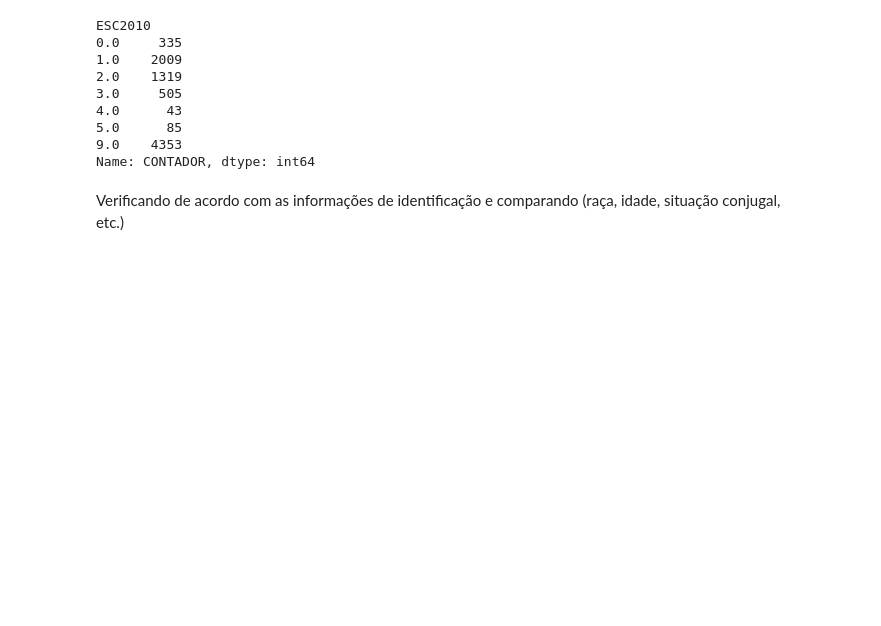
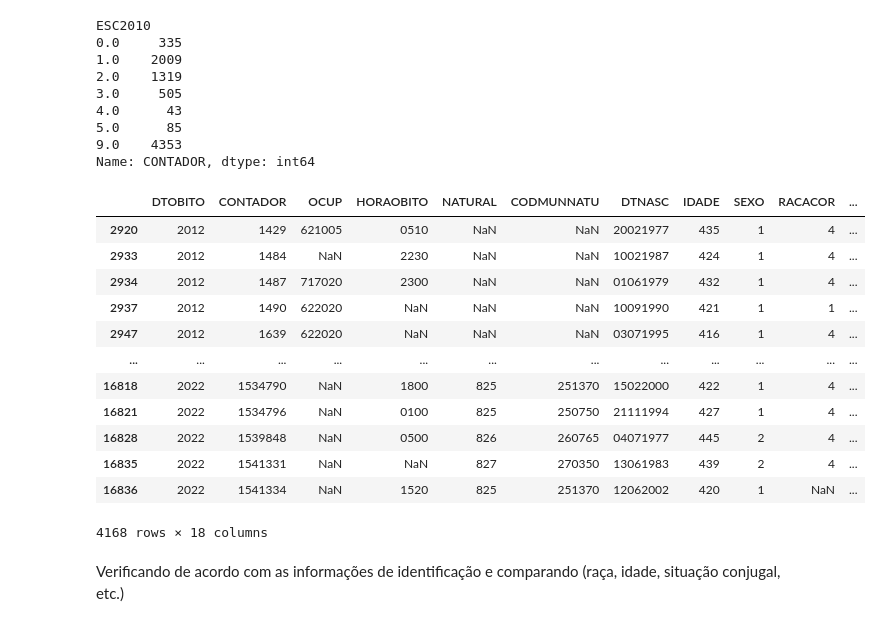
Before and after one commit to iagonmic/taxa-homicidio-pb, a Jupyter notebook: analise.ipynb, the cells around one changed output. Drawn from its saved outputs; the diff is of its cells as text; code cells hidden in the pictures; blank space fills up the shorter version.

```diff
--- a/analise.ipynb
+++ b/analise.ipynb
@@ -260,5 +260,22 @@ ESC2010
 5.0      85
 9.0    4353
 Name: CONTADOR, dtype: int64
+# %%
+df_hom_base = df_hom.query('ESC2010 <= 3') # filtrando por educação basica (ef1, ef2, em)
+df_hom_base
+# %% [output]
+|  | DTOBITO | CONTADOR | OCUP | HORAOBITO | NATURAL | CODMUNNATU | DTNASC | IDADE | SEXO | RACACOR | ... |
+| 2920 | 2012 | 1429 | 621005 | 0510 | NaN | NaN | 20021977 | 435 | 1 | 4 | ... |
+| 2933 | 2012 | 1484 | NaN | 2230 | NaN | NaN | 10021987 | 424 | 1 | 4 | ... |
+| 2934 | 2012 | 1487 | 717020 | 2300 | NaN | NaN | 01061979 | 432 | 1 | 4 | ... |
+| 2937 | 2012 | 1490 | 622020 | NaN | NaN | NaN | 10091990 | 421 | 1 | 1 | ... |
+| 2947 | 2012 | 1639 | 622020 | NaN | NaN | NaN | 03071995 | 416 | 1 | 4 | ... |
+| ... | ... | ... | ... | ... | ... | ... | ... | ... | ... | ... | ... |
+| 16818 | 2022 | 1534790 | NaN | 1800 | 825 | 251370 | 15022000 | 422 | 1 | 4 | ... |
+| 16821 | 2022 | 1534796 | NaN | 0100 | 825 | 250750 | 21111994 | 427 | 1 | 4 | ... |
+| 16828 | 2022 | 1539848 | NaN | 0500 | 826 | 260765 | 04071977 | 445 | 2 | 4 | ... |
+| 16835 | 2022 | 1541331 | NaN | NaN | 827 | 270350 | 13061983 | 439 | 2 | 4 | ... |
+| 16836 | 2022 | 1541334 | NaN | 1520 | 825 | 251370 | 12062002 | 420 | 1 | NaN | ... |
+4168 rows × 18 columns
 # %% [markdown]
 Verificando de acordo com as informações de identificação e comparando (raça, idade, situação conjugal, etc.)
```
Also changed, not shown: parts of 15 cells of this notebook.
